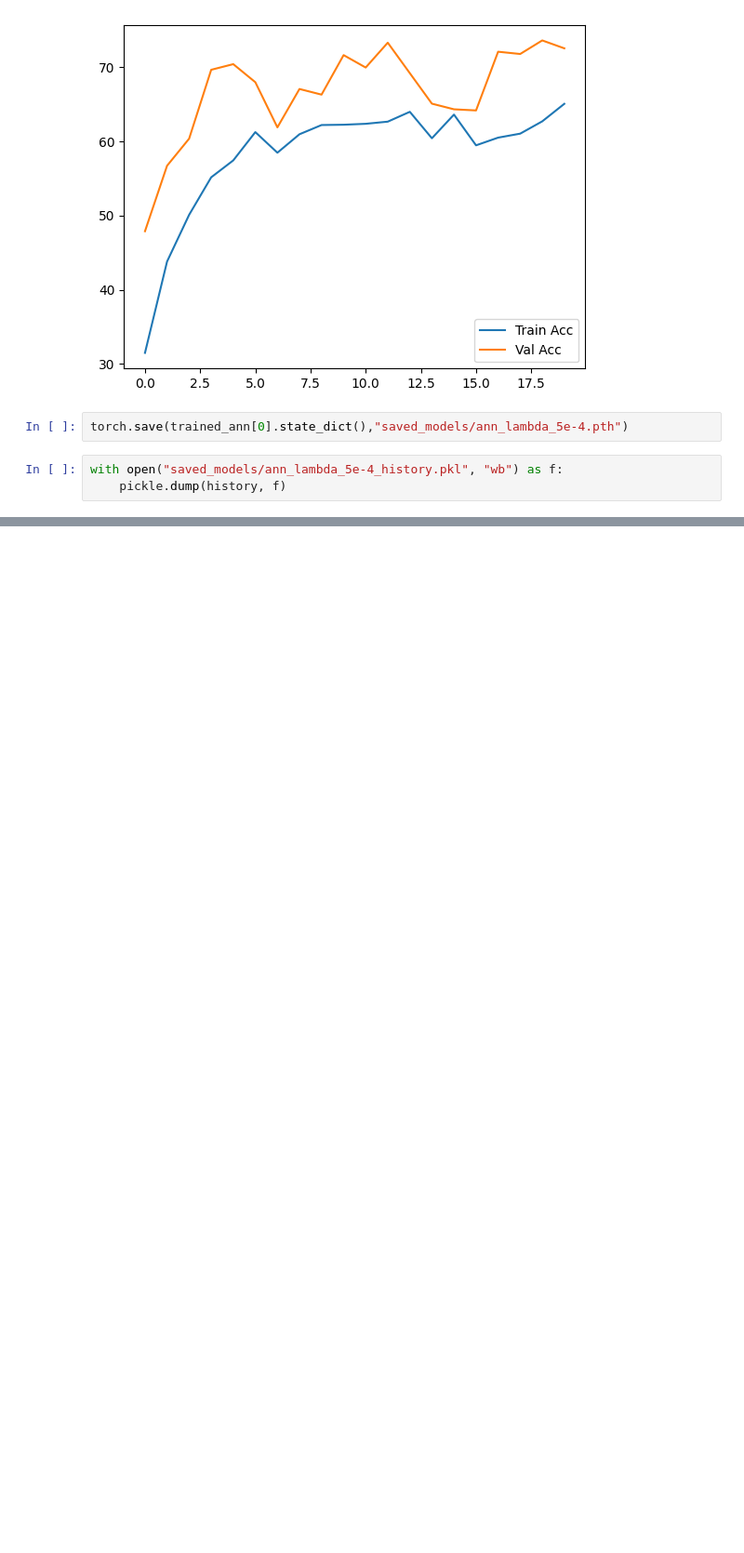
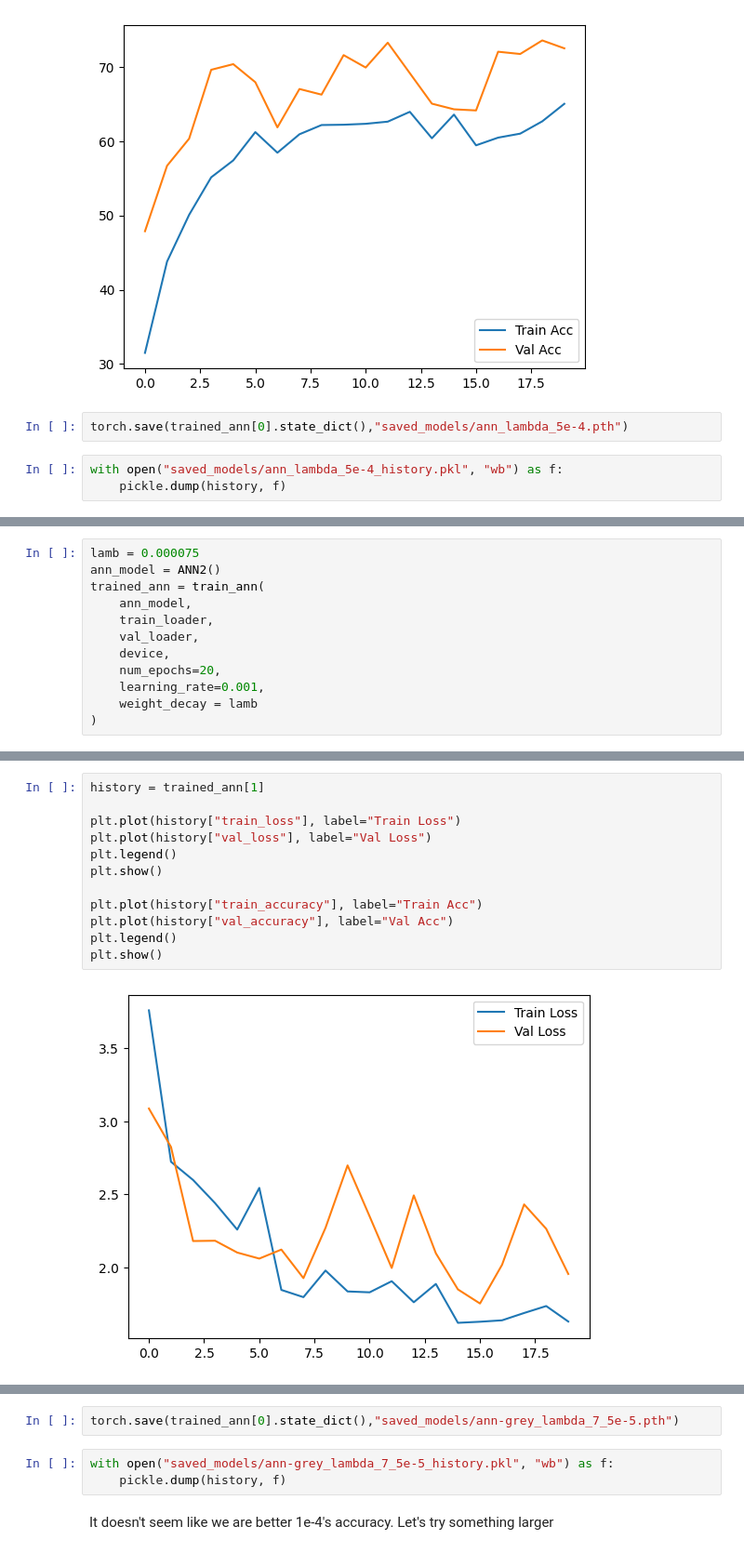
Before and after one commit to pranit-gandhi/astronomical-object-detection, a Jupyter notebook: slabs/ann.ipynb, the cells around one changed output, grey strips where cells are left out. Shown at 93% size. Cells and saved outputs as stored; diff of their text form; blank space fills up the shorter version.

```diff
--- a/slabs/ann.ipynb
+++ b/slabs/ann.ipynb
@@ -436,0 +716,12 @@ with open("saved_models/ann_lambda_5e-4_history.pkl", "wb") as f:
+# %%
+lamb = 0.000075
+ann_model = ANN2()
+trained_ann = train_ann(
+    ann_model,
+    train_loader,
+    val_loader,
+    device,
+    num_epochs=20,
+    learning_rate=0.001,
+    weight_decay = lamb
+)
@@ -436,0 +746,14 @@ with open("saved_models/ann_lambda_5e-4_history.pkl", "wb") as f:
+# %%
+history = trained_ann[1]
+
+plt.plot(history["train_loss"], label="Train Loss")
+plt.plot(history["val_loss"], label="Val Loss")
+plt.legend()
+plt.show()
+
+plt.plot(history["train_accuracy"], label="Train Acc")
+plt.plot(history["val_accuracy"], label="Val Acc")
+plt.legend()
+plt.show()
+# %% [output]
+[figure, added]
@@ -436,0 +761,7 @@ with open("saved_models/ann_lambda_5e-4_history.pkl", "wb") as f:
+# %%
+torch.save(trained_ann[0].state_dict(),"saved_models/ann-grey_lambda_7_5e-5.pth")
+# %%
+with open("saved_models/ann-grey_lambda_7_5e-5_history.pkl", "wb") as f:
+    pickle.dump(history, f)
+# %% [markdown]
+It doesn't seem like we are better 1e-4's accuracy. Let's try something larger
```
Also changed, not shown: parts of 36 cells of this notebook, 12 other files.
